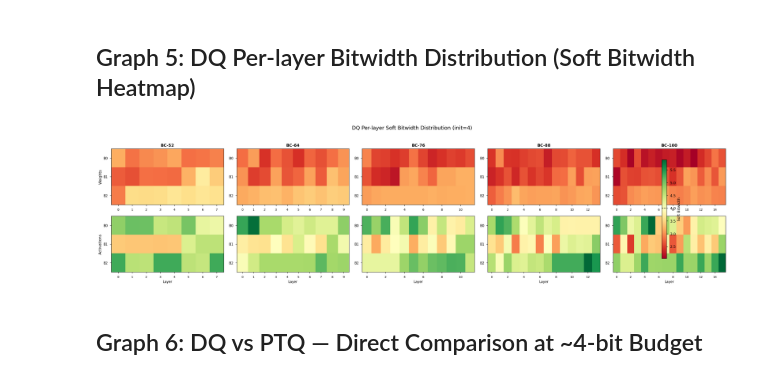
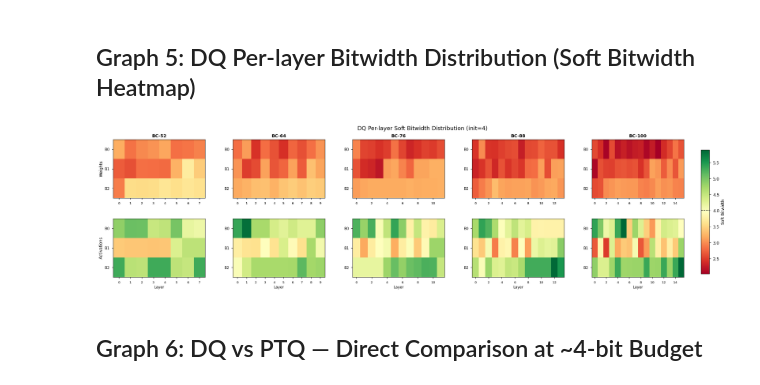
Before and after one commit to maklybae/mixed-precision-densenet, a Jupyter notebook: results_analysis.ipynb, the cells around one changed output. Drawn from its saved outputs; the diff is of its cells as text; code cells hidden in the pictures.

```diff
--- a/results_analysis.ipynb
+++ b/results_analysis.ipynb
@@ -263,38 +372,39 @@ for m in MODELS:
     global_vals.extend(a[~np.isnan(a)].tolist())
 vmin, vmax = min(global_vals), max(global_vals)
 
 for col, m in enumerate(MODELS):
     n_layers = LAYERS_PER_MODEL[m]
     w_map, act_map = build_heatmap_data(dq_bitwidths[m], n_layers)
 
     for row, (data, title) in enumerate([(w_map, "Weights"), (act_map, "Activations")]):
         ax = axes[row, col]
         im = ax.imshow(
             data, aspect="auto", cmap="RdYlGn",
             vmin=vmin, vmax=vmax, interpolation="nearest",
         )
         ax.set_yticks(range(N_BLOCKS))
         ax.set_yticklabels([f"B{i}" for i in range(N_BLOCKS)], fontsize=9)
         ax.set_xticks(range(0, n_layers, max(1, n_layers // 6)))
         ax.set_xticklabels(range(0, n_layers, max(1, n_layers // 6)), fontsize=8)
 
         if row == 0:
             ax.set_title(f"{MODEL_LABELS[m]}", fontsize=11, fontweight="bold")
         if row == 1:
             ax.set_xlabel("Layer", fontsize=9)
         if col == 0:
             ax.set_ylabel(title, fontsize=10)
 
-# Shared colorbar
-cbar = fig.colorbar(im, ax=axes, fraction=0.01, pad=0.02)
+# Reserve right margin for colorbar, then place it in a dedicated axes
+fig.subplots_adjust(left=0.05, right=0.88, top=0.90, bottom=0.10, wspace=0.3, hspace=0.35)
+cbar_ax = fig.add_axes([0.905, 0.12, 0.012, 0.72])
+cbar = fig.colorbar(im, cax=cbar_ax)
 cbar.set_label("Soft Bitwidth", fontsize=10)
 cbar.ax.axhline(4.0, color="black", linewidth=1.2, linestyle="--")
 
-fig.suptitle("DQ Per-layer Soft Bitwidth Distribution (init=4)", fontsize=14, y=1.02)
-plt.tight_layout()
+fig.suptitle("DQ Per-layer Soft Bitwidth Distribution (init=4)", fontsize=14, y=0.98)
 plt.show()
 # %% [output]
-[figure, old version]
+[figure, new version]
 # %% [markdown]
 ## Graph 6: DQ vs PTQ — Direct Comparison at ~4-bit Budget
 # %%
```
Also changed, not shown: parts of 8 cells of this notebook, 41 other files.
